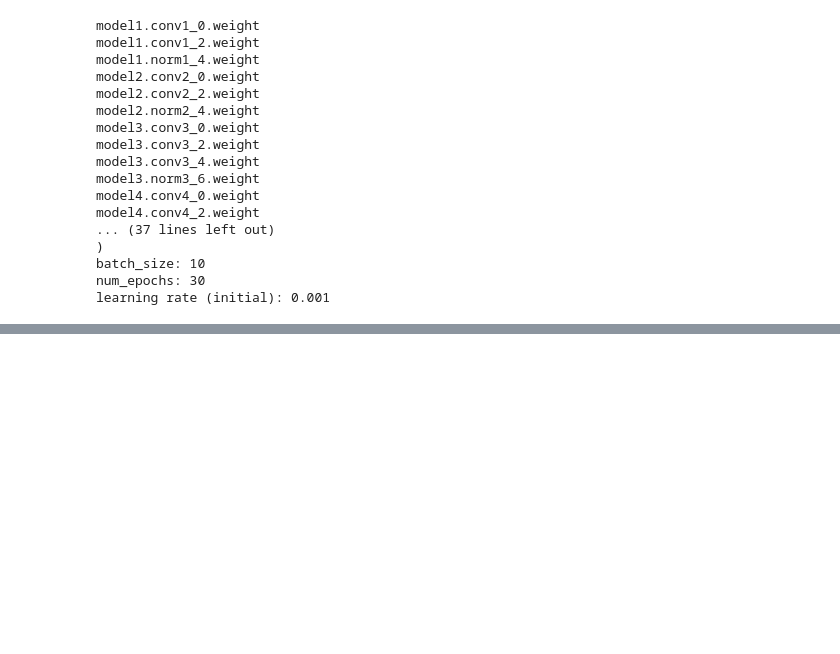
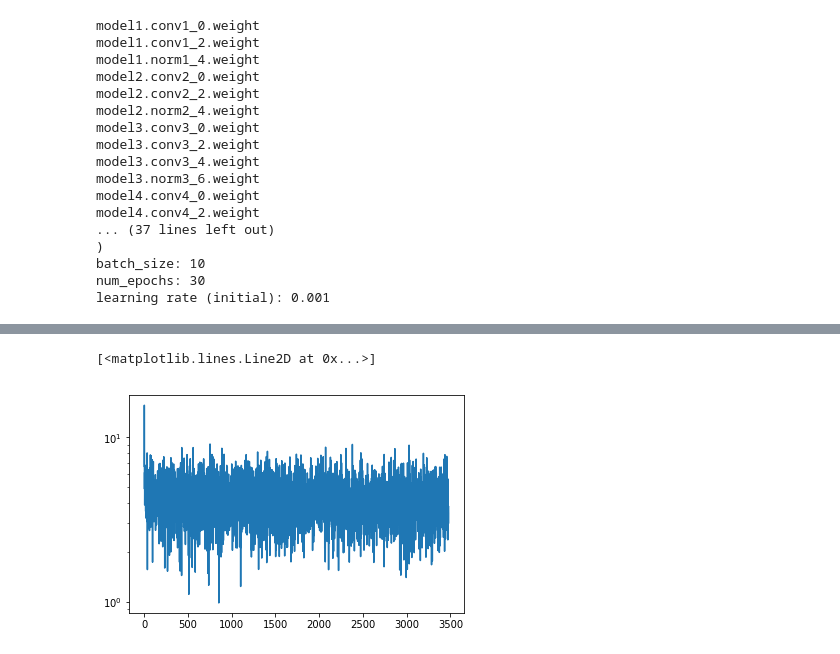
Before and after one commit to computational-imaging/spad_single, a Jupyter notebook: unet-monocular-depth.ipynb, the cells around one changed output, grey strips where cells are left out. Cells and saved outputs as stored; diff of their text form; code cells hidden in the pictures; blank space fills up the shorter version.

```diff
--- a/unet-monocular-depth.ipynb
+++ b/unet-monocular-depth.ipynb
@@ -671,8 +671,11 @@ epoch: 0
 # %%
 %matplotlib inline
 import matplotlib.pyplot as plt
 
 # Visualize training loss
-checkpoint = torch.load("checkpoints/checkpoint_epoch_1499.pth.tar")
+checkpoint = torch.load("checkpoints/checkpoint_epoch_29.pth.tar")
 trainlosses = checkpoint['trainlosses']
 plt.semilogy(trainlosses)
+# %% [output]
+[<matplotlib.lines.Line2D at 0x...>]
+[figure, added]
```
Also changed, not shown: parts of 2 cells of this notebook, 1 other file.
